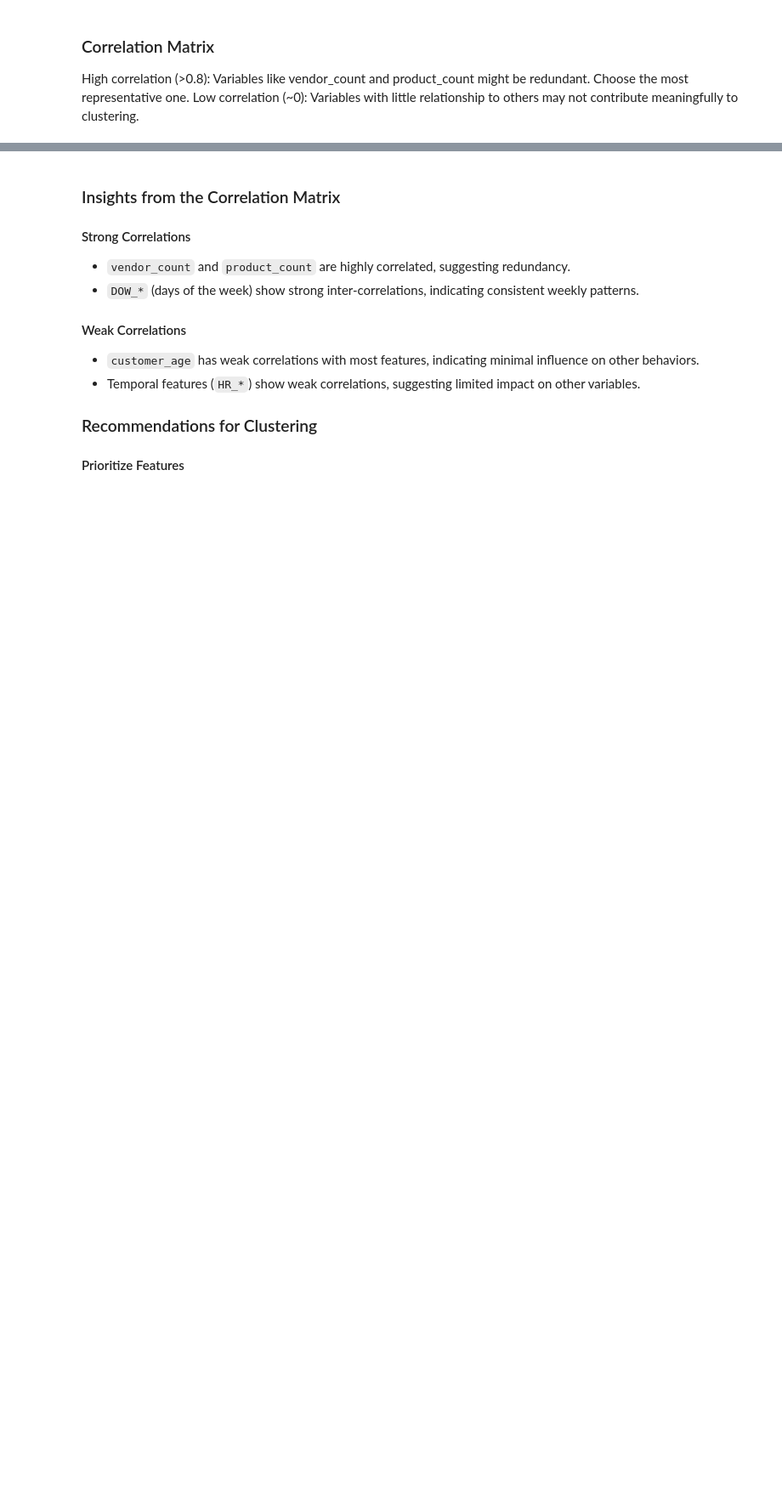
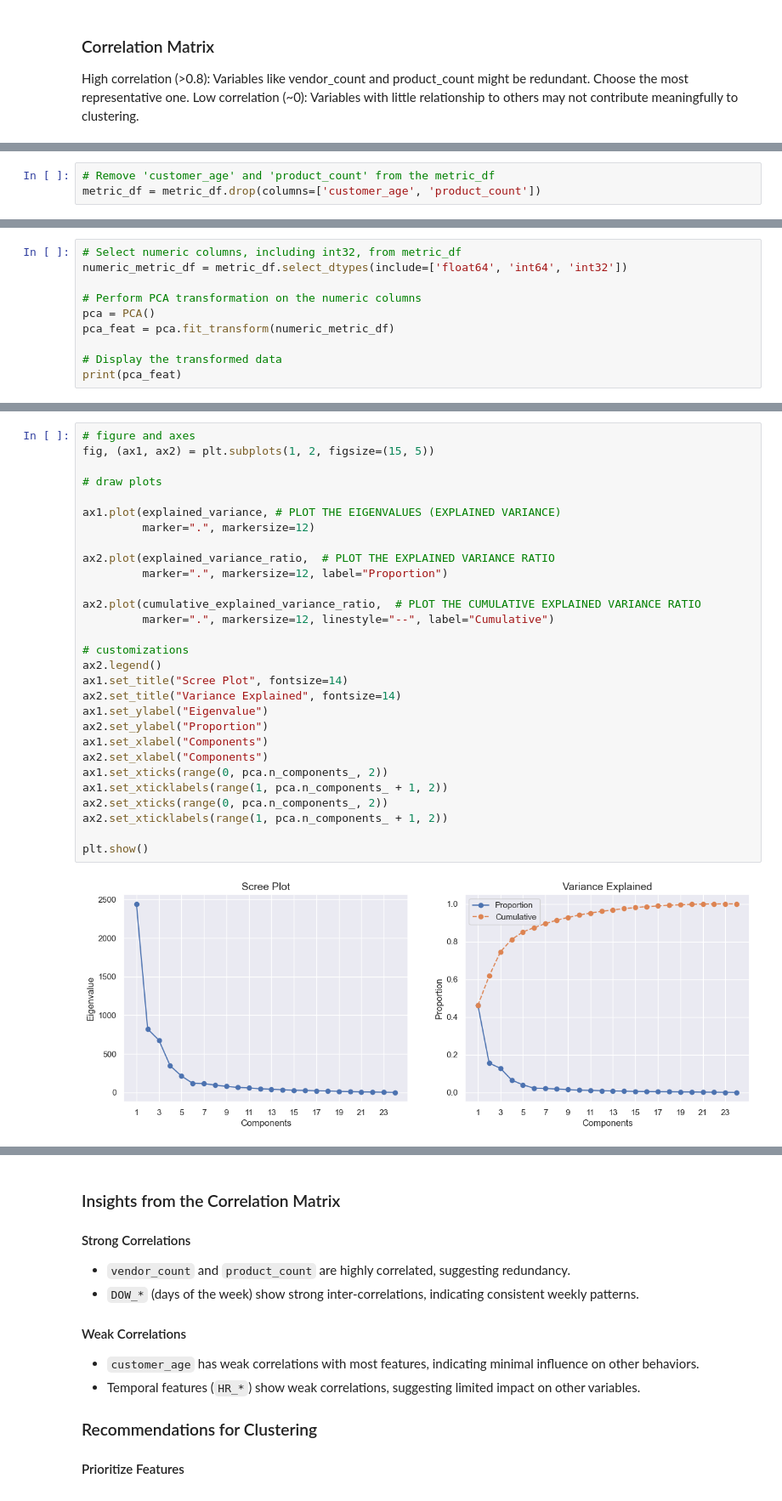
Before and after one commit to MiguelMangerona/Data-Mining-Project, a Jupyter notebook: DM2425_Part1_56.ipynb, the cells around one changed output, grey strips where cells are left out. Shown at 85% size. Saved outputs shown, nothing was run; the diff lists cells and outputs as text; blank space fills up the shorter version.

```diff
--- a/DM2425_Part1_56.ipynb
+++ b/DM2425_Part1_56.ipynb
@@ -1531,0 +1558,3 @@ Selected Features: ['customer_age', 'vendor_count', 'is_chain', 'first_order', '
+# %%
+# Remove 'customer_age' and 'product_count' from the metric_df
+metric_df = metric_df.drop(columns=['customer_age', 'product_count'])
@@ -1531,0 +1573,10 @@ Selected Features: ['customer_age', 'vendor_count', 'is_chain', 'first_order', '
+# %%
+# Select numeric columns, including int32, from metric_df
+numeric_metric_df = metric_df.select_dtypes(include=['float64', 'int64', 'int32'])
+
+# Perform PCA transformation on the numeric columns
+pca = PCA()
+pca_feat = pca.fit_transform(numeric_metric_df)
+
+# Display the transformed data
+print(pca_feat)
@@ -1531,0 +1640,31 @@ Selected Features: ['customer_age', 'vendor_count', 'is_chain', 'first_order', '
+# %%
+# figure and axes
+fig, (ax1, ax2) = plt.subplots(1, 2, figsize=(15, 5))
+
+# draw plots
+
+ax1.plot(explained_variance, # PLOT THE EIGENVALUES (EXPLAINED VARIANCE)
+         marker=".", markersize=12)
+
+ax2.plot(explained_variance_ratio,  # PLOT THE EXPLAINED VARIANCE RATIO
+         marker=".", markersize=12, label="Proportion")
+
+ax2.plot(cumulative_explained_variance_ratio,  # PLOT THE CUMULATIVE EXPLAINED VARIANCE RATIO
+         marker=".", markersize=12, linestyle="--", label="Cumulative")
+
+# customizations
+ax2.legend()
+ax1.set_title("Scree Plot", fontsize=14)
+ax2.set_title("Variance Explained", fontsize=14)
+ax1.set_ylabel("Eigenvalue")
+ax2.set_ylabel("Proportion")
+ax1.set_xlabel("Components")
+ax2.set_xlabel("Components")
+ax1.set_xticks(range(0, pca.n_components_, 2))
+ax1.set_xticklabels(range(1, pca.n_components_ + 1, 2))
+ax2.set_xticks(range(0, pca.n_components_, 2))
+ax2.set_xticklabels(range(1, pca.n_components_ + 1, 2))
+
+plt.show()
+# %% [output]
+[figure, added]
```
Also changed, not shown: parts of 40 cells of this notebook.
